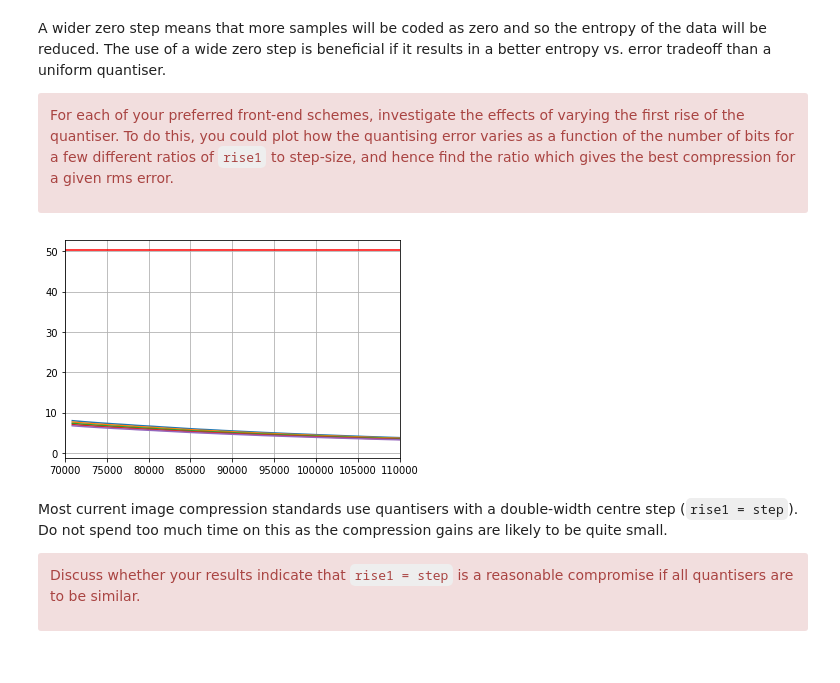
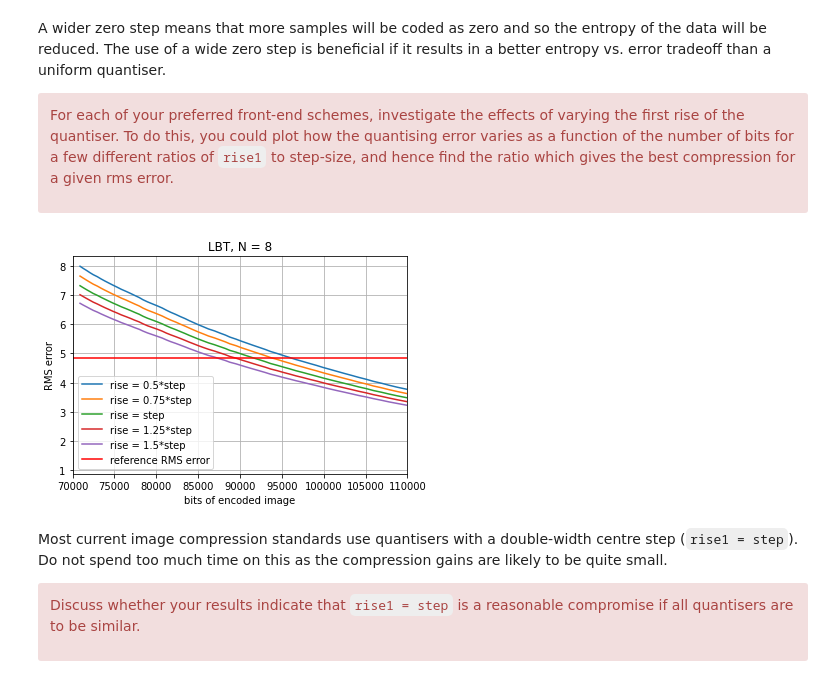
Before and after one commit to yichenhock/cued_sf2_lab, a Jupyter notebook: 10-11-selection-centre-clipped.ipynb, the cells around one changed output. Drawn from its saved outputs; the diff is of its cells as text; code cells hidden in the pictures.

```diff
--- a/10-11-selection-centre-clipped.ipynb
+++ b/10-11-selection-centre-clipped.ipynb
@@ -103,36 +103,40 @@ X = X - 128.0
 
 N = 8
 
 lbt = LBT(X, N)
 
 rises = [0.5, 0.75, 1, 1.25, 1.5]
 
 steps = np.linspace(5, 25, 100)
 
-ref_rms_err = np.std(quantise(X, 17), X)
+ref_rms_err = lbt.target_rms
 
 def rise_plot(rise):
 
     bits_list = []
     err_list = []
 
     for step in steps:
         bits, err = lbt.enc_dec_quantise_rise(X, N, step, rise) # returns: bits, err
         bits_list.append(bits)
         err_list.append(err)
     return bits_list, err_list
 
 plt.plot(rise_plot(0.5)[0], rise_plot(0.5)[1], label = "rise = 0.5*step")
 plt.plot(rise_plot(0.75)[0], rise_plot(0.75)[1], label = "rise = 0.75*step")
 plt.plot(rise_plot(1)[0], rise_plot(1)[1], label = "rise = step")
 plt.plot(rise_plot(1.25)[0], rise_plot(1.25)[1], label = "rise = 1.25*step")
 plt.plot(rise_plot(1.5)[0], rise_plot(1.5)[1], label = "rise = 1.5*step")
-plt.axhline(y=ref_rms_err, color='r', linestyle='-')
+plt.axhline(y=ref_rms_err, color='r', linestyle='-', label = "reference RMS error")
 plt.xlim(70000, 110000)
+plt.xlabel("bits of encoded image")
+plt.ylabel("RMS error")
+plt.title("LBT, N = 8")
+plt.legend()
 plt.grid()
 plt.show()
 # %% [output]
-[figure, old version]
+[figure, new version]
 # %% [markdown]
 Most current image compression standards use quantisers with a
 double-width centre step (`rise1 = step`). Do not spend too much time
```
